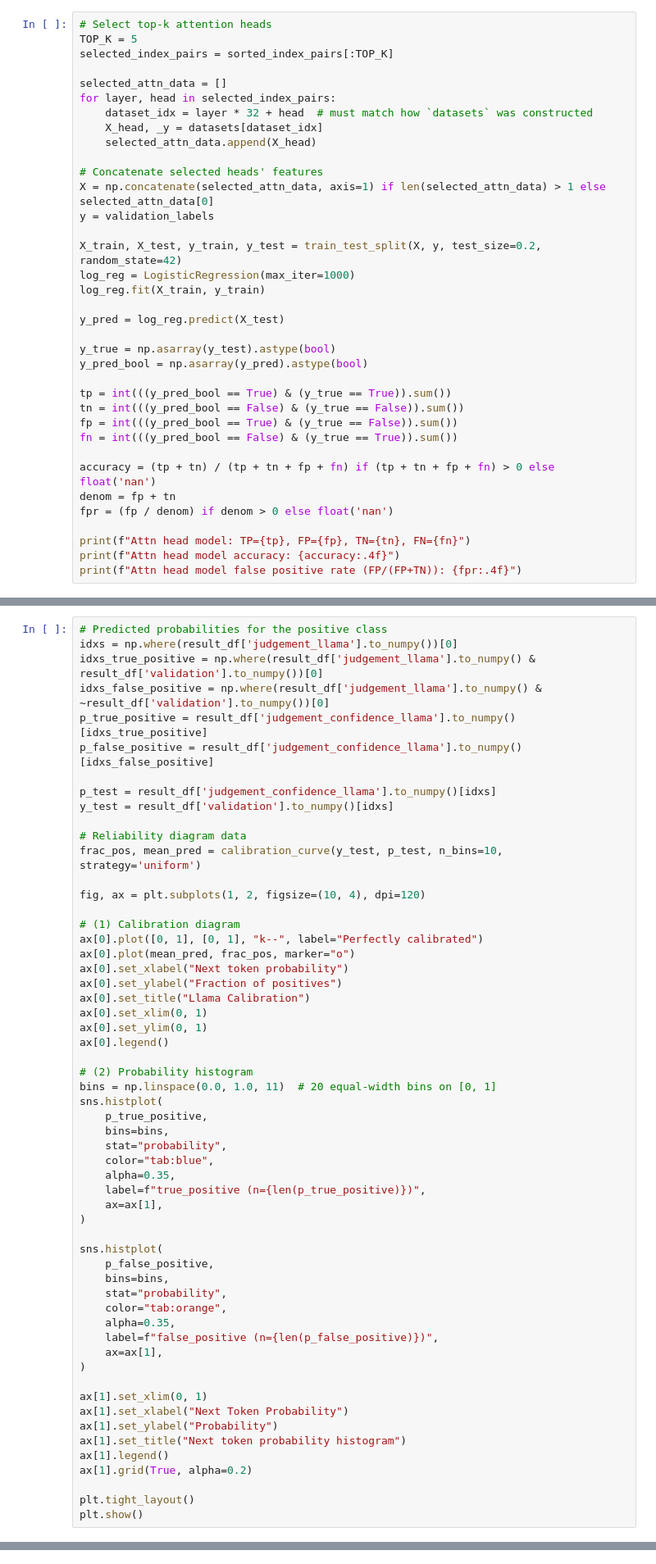
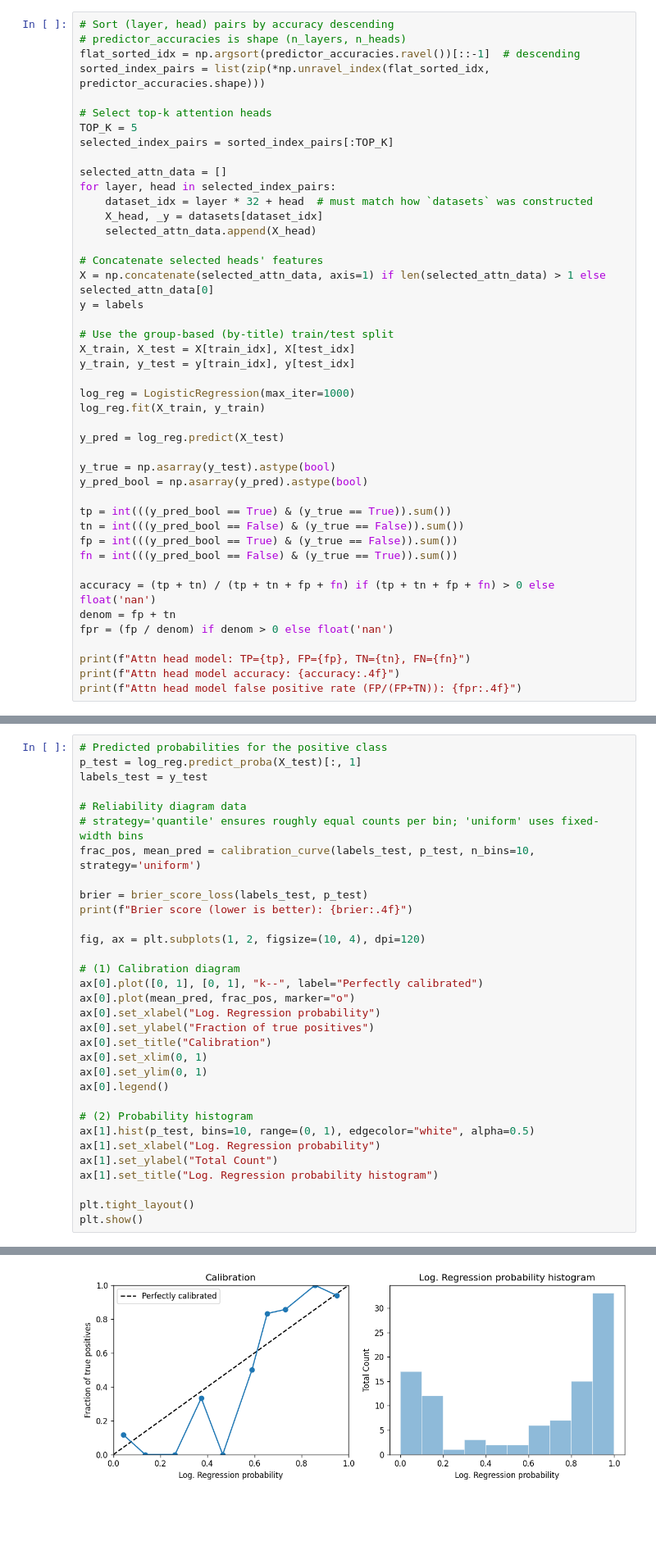
Before and after one commit to kevinqnb/scholarlm, a Jupyter notebook: examples/pond_lake_extraction.ipynb, the cells around one changed output, grey strips where cells are left out. Shown at 82% size. Saved outputs shown, nothing was run; the diff lists cells and outputs as text; blank space fills up the shorter version.

```diff
--- a/examples/pond_lake_extraction.ipynb
+++ b/examples/pond_lake_extraction.ipynb
@@ -765,4 +388,9 @@ sorted_index_pairs = list(zip(*np.unravel_index(flat_sorted_idx, predictor_accur
 # %%
+# Sort (layer, head) pairs by accuracy descending
+# predictor_accuracies is shape (n_layers, n_heads)
+flat_sorted_idx = np.argsort(predictor_accuracies.ravel())[::-1]  # descending
+sorted_index_pairs = list(zip(*np.unravel_index(flat_sorted_idx, predictor_accuracies.shape)))
+
 # Select top-k attention heads
 TOP_K = 5
 selected_index_pairs = sorted_index_pairs[:TOP_K]
@@ -775,9 +403,12 @@ for layer, head in selected_index_pairs:
 
 # Concatenate selected heads' features
 X = np.concatenate(selected_attn_data, axis=1) if len(selected_attn_data) > 1 else selected_attn_data[0]
-y = validation_labels
+y = labels
 
-X_train, X_test, y_train, y_test = train_test_split(X, y, test_size=0.2, random_state=42)
+# Use the group-based (by-title) train/test split
+X_train, X_test = X[train_idx], X[test_idx]
+y_train, y_test = y[train_idx], y[test_idx]
+
 log_reg = LogisticRegression(max_iter=1000)
 log_reg.fit(X_train, y_train)
 
@@ -808,57 +483,33 @@ To check whether the model's predicted probabilities match empirical frequencies
 # %%
 # Predicted probabilities for the positive class
-idxs = np.where(result_df['judgement_llama'].to_numpy())[0]
-idxs_true_positive = np.where(result_df['judgement_llama'].to_numpy() & result_df['validation'].to_numpy())[0]
-idxs_false_positive = np.where(result_df['judgement_llama'].to_numpy() & ~result_df['validation'].to_numpy())[0]
-p_true_positive = result_df['judgement_confidence_llama'].to_numpy()[idxs_true_positive]
-p_false_positive = result_df['judgement_confidence_llama'].to_numpy()[idxs_false_positive]
-
-p_test = result_df['judgement_confidence_llama'].to_numpy()[idxs]
-y_test = result_df['validation'].to_numpy()[idxs]
+p_test = log_reg.predict_proba(X_test)[:, 1]
+labels_test = y_test
 
 # Reliability diagram data
-frac_pos, mean_pred = calibration_curve(y_test, p_test, n_bins=10, strategy='uniform')
+# strategy='quantile' ensures roughly equal counts per bin; 'uniform' uses fixed-width bins
+frac_pos, mean_pred = calibration_curve(labels_test, p_test, n_bins=10, strategy='uniform')
+
+brier = brier_score_loss(labels_test, p_test)
+print(f"Brier score (lower is better): {brier:.4f}")
 
 fig, ax = plt.subplots(1, 2, figsize=(10, 4), dpi=120)
 
 # (1) Calibration diagram
 ax[0].plot([0, 1], [0, 1], "k--", label="Perfectly calibrated")
 ax[0].plot(mean_pred, frac_pos, marker="o")
-ax[0].set_xlabel("Next token probability")
-ax[0].set_ylabel("Fraction of positives")
-ax[0].set_title("Llama Calibration")
+ax[0].set_xlabel("Log. Regression probability")
+ax[0].set_ylabel("Fraction of true positives")
+ax[0].set_title("Calibration")
 ax[0].set_xlim(0, 1)
 ax[0].set_ylim(0, 1)
 ax[0].legend()
 
 # (2) Probability histogram
-bins = np.linspace(0.0, 1.0, 11)  # 20 equal-width bins on [0, 1]
-sns.histplot(
-    p_true_positive,
-    bins=bins,
-    stat="probability",
-    color="tab:blue",
-    alpha=0.35,
-    label=f"true_positive (n={len(p_true_positive)})",
-    ax=ax[1],
-)
-
-sns.histplot(
-    p_false_positive,
-    bins=bins,
-    stat="probability",
-    color="tab:orange",
-    alpha=0.35,
-    label=f"false_positive (n={len(p_false_positive)})",
-    ax=ax[1],
-)
-
-ax[1].set_xlim(0, 1)
-ax[1].set_xlabel("Next Token Probability")
-ax[1].set_ylabel("Probability")
-ax[1].set_title("Next token probability histogram")
-ax[1].legend()
-ax[1].grid(True, alpha=0.2)
+ax[1].hist(p_test, bins=10, range=(0, 1), edgecolor="white", alpha=0.5)
+ax[1].set_xlabel("Log. Regression probability")
+ax[1].set_ylabel("Total Count")
+ax[1].set_title("Log. Regression probability histogram")
 
 plt.tight_layout()
 plt.show()
+# %% [output]
@@ -864,0 +517 @@ plt.show()
+[figure, added]
```
Also changed, not shown: parts of 91 cells of this notebook, 13 other files.
